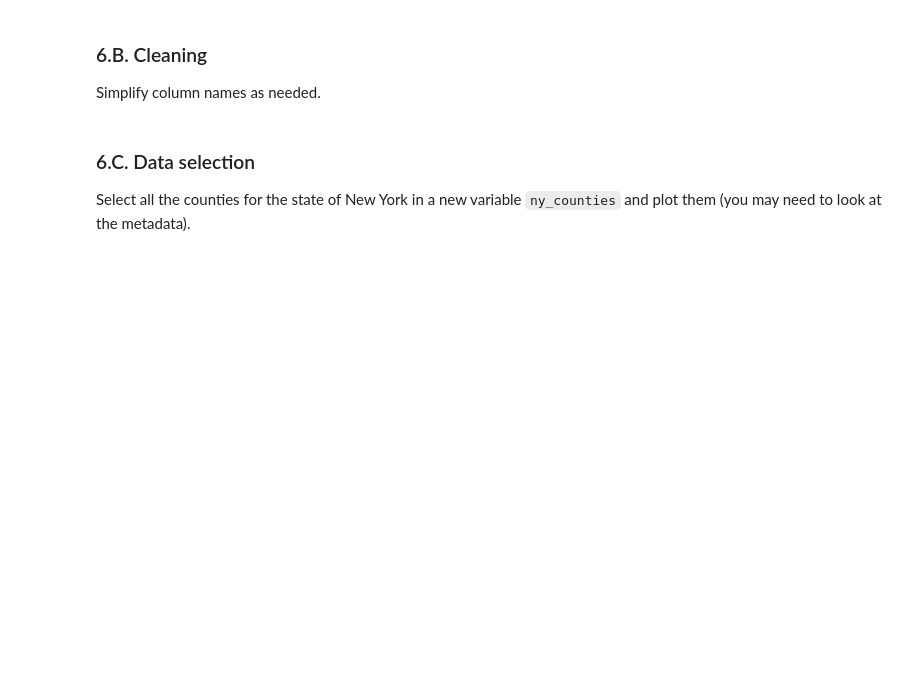
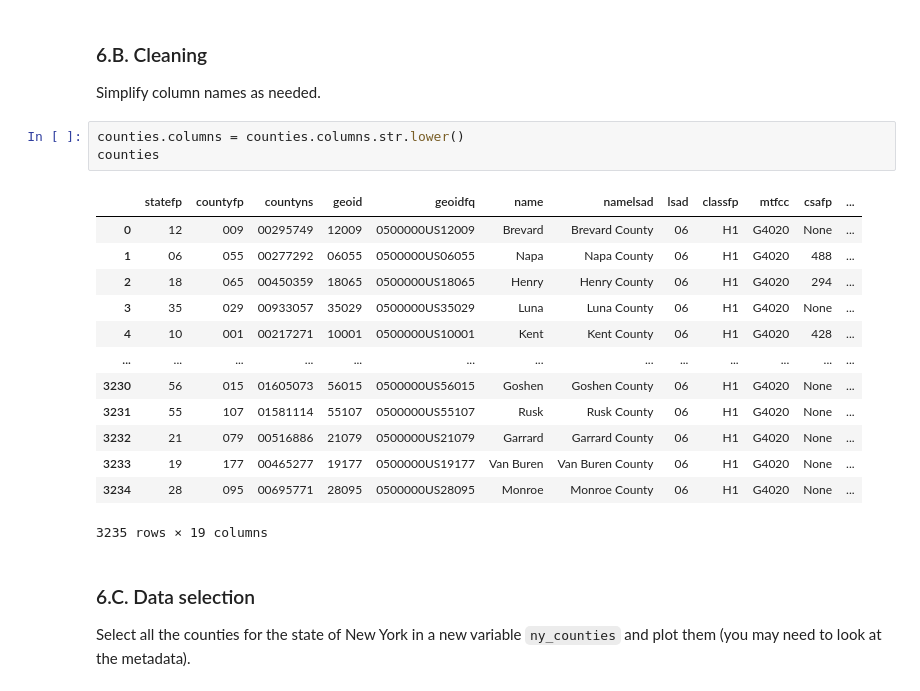
Before and after one commit to edengonzalezz/eds220-hwk3, a Jupyter notebook: hwk3-task2-spills.ipynb, the cells around one changed output. Saved outputs shown, nothing was run; the diff lists cells and outputs as text; blank space fills up the shorter version.

```diff
--- a/hwk3-task2-spills.ipynb
+++ b/hwk3-task2-spills.ipynb
@@ -254,6 +461,23 @@ _Type your answer here, replacing this text._
 ### 6.B. Cleaning
 
 Simplify column names as needed.
+# %%
+counties.columns = counties.columns.str.lower()
+counties
+# %% [output]
+|  | statefp | countyfp | countyns | geoid | geoidfq | name | namelsad | lsad | classfp | mtfcc | csafp | ... |
+| 0 | 12 | 009 | 00295749 | 12009 | 0500000US12009 | Brevard | Brevard County | 06 | H1 | G4020 | None | ... |
+| 1 | 06 | 055 | 00277292 | 06055 | 0500000US06055 | Napa | Napa County | 06 | H1 | G4020 | 488 | ... |
+| 2 | 18 | 065 | 00450359 | 18065 | 0500000US18065 | Henry | Henry County | 06 | H1 | G4020 | 294 | ... |
+| 3 | 35 | 029 | 00933057 | 35029 | 0500000US35029 | Luna | Luna County | 06 | H1 | G4020 | None | ... |
+| 4 | 10 | 001 | 00217271 | 10001 | 0500000US10001 | Kent | Kent County | 06 | H1 | G4020 | 428 | ... |
+| ... | ... | ... | ... | ... | ... | ... | ... | ... | ... | ... | ... | ... |
+| 3230 | 56 | 015 | 01605073 | 56015 | 0500000US56015 | Goshen | Goshen County | 06 | H1 | G4020 | None | ... |
+| 3231 | 55 | 107 | 01581114 | 55107 | 0500000US55107 | Rusk | Rusk County | 06 | H1 | G4020 | None | ... |
+| 3232 | 21 | 079 | 00516886 | 21079 | 0500000US21079 | Garrard | Garrard County | 06 | H1 | G4020 | None | ... |
+| 3233 | 19 | 177 | 00465277 | 19177 | 0500000US19177 | Van Buren | Van Buren County | 06 | H1 | G4020 | None | ... |
+| 3234 | 28 | 095 | 00695771 | 28095 | 0500000US28095 | Monroe | Monroe County | 06 | H1 | G4020 | None | ... |
+3235 rows × 19 columns
 # %% [markdown]
 <!-- END QUESTION -->
 
```
Also changed, not shown: parts of 28 cells of this notebook.
